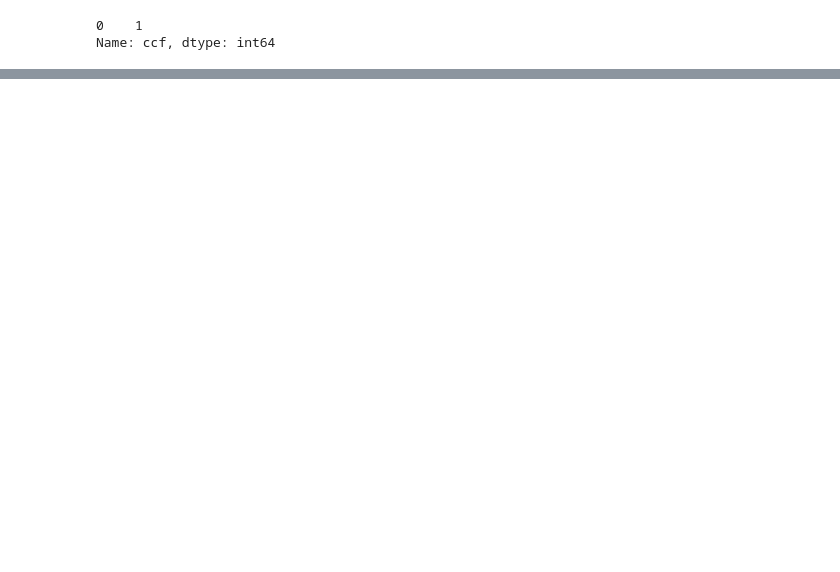
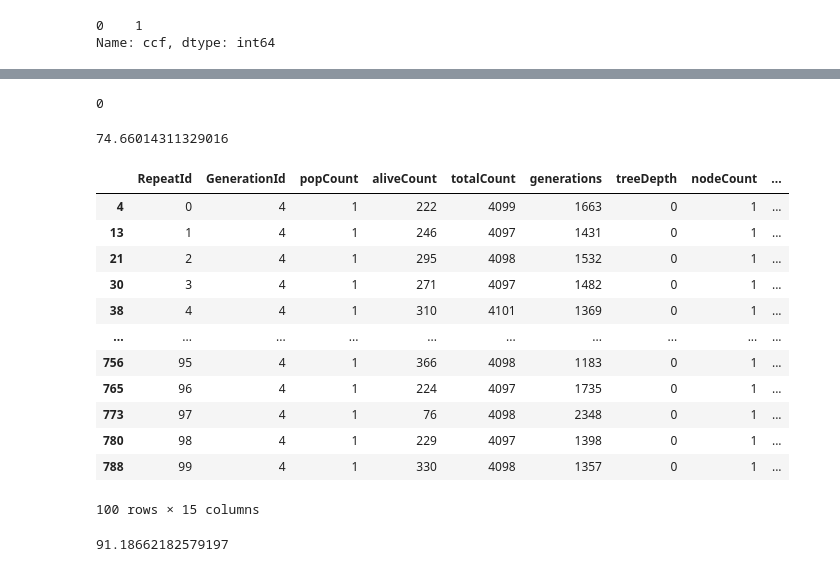
Before and after one commit to schwarzlab-ccb/SimChA, a Jupyter notebook: notebooks/VAF.ipynb, the cells around one changed output, grey strips where cells are left out. Drawn from its saved outputs; the diff is of its cells as text; code cells hidden in the pictures; blank space fills up the shorter version.

```diff
--- a/notebooks/VAF.ipynb
+++ b/notebooks/VAF.ipynb
@@ -55,0 +55,28 @@ plt.savefig('homeostatic_populations.png')
+# %%
+sum(summary["aliveCount"] == 0)
+# %% [output]
+0
+# %%
+summary.loc[summary['GenerationId']==4, 'aliveCount'].std()
+# %% [output]
+74.66014311329016
+# %%
+summary.loc[summary['GenerationId']==4]
+# %% [output]
+|  | RepeatId | GenerationId | popCount | aliveCount | totalCount | generations | treeDepth | nodeCount | ... |
+| 4 | 0 | 4 | 1 | 222 | 4099 | 1663 | 0 | 1 | ... |
+| 13 | 1 | 4 | 1 | 246 | 4097 | 1431 | 0 | 1 | ... |
+| 21 | 2 | 4 | 1 | 295 | 4098 | 1532 | 0 | 1 | ... |
+| 30 | 3 | 4 | 1 | 271 | 4097 | 1482 | 0 | 1 | ... |
+| 38 | 4 | 4 | 1 | 310 | 4101 | 1369 | 0 | 1 | ... |
+| ... | ... | ... | ... | ... | ... | ... | ... | ... | ... |
+| 756 | 95 | 4 | 1 | 366 | 4098 | 1183 | 0 | 1 | ... |
+| 765 | 96 | 4 | 1 | 224 | 4097 | 1735 | 0 | 1 | ... |
+| 773 | 97 | 4 | 1 | 76 | 4098 | 2348 | 0 | 1 | ... |
+| 780 | 98 | 4 | 1 | 229 | 4097 | 1398 | 0 | 1 | ... |
+| 788 | 99 | 4 | 1 | 330 | 4098 | 1357 | 0 | 1 | ... |
+100 rows × 15 columns
+# %%
+np.sqrt(2*0.01*1663*250)
+# %% [output]
+91.18662182579197
```
Also changed, not shown: parts of 5 cells of this notebook, 7 other files.
